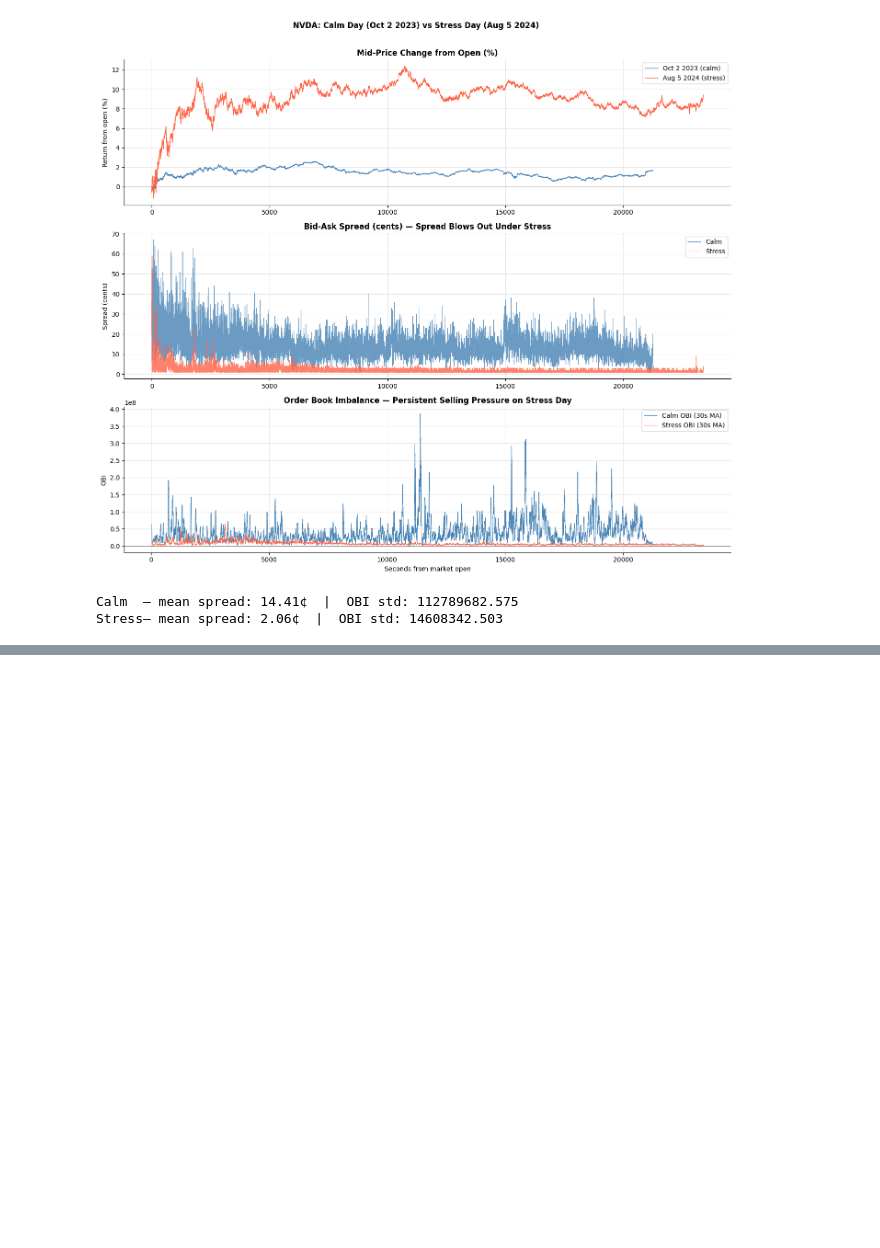
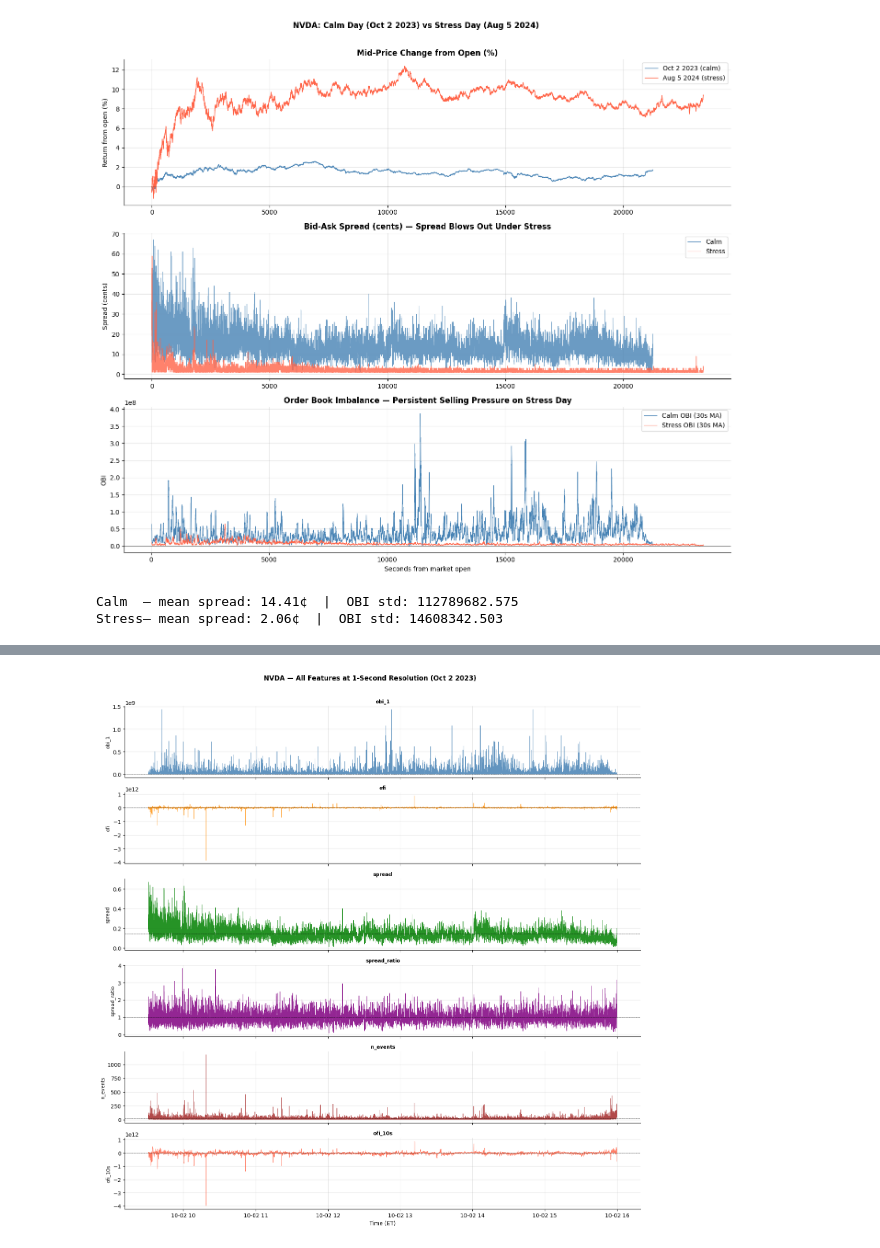
Before and after one commit to harrodyuan/DS4FE, a Jupyter notebook: DS4FE_Part4_LOB_Features.ipynb, the cells around one changed output, grey strips where cells are left out. Saved outputs shown, nothing was run; the diff lists cells and outputs as text; code cells hidden in the pictures; blank space fills up the shorter version.

```diff
--- a/DS4FE_Part4_LOB_Features.ipynb
+++ b/DS4FE_Part4_LOB_Features.ipynb
@@ -487,0 +567,22 @@ The calm-versus-stress comparison makes the economic stakes concrete. On August
+# %%
+# Visualise the feature matrix for one trading day
+day = nvda_feat.loc['2023-10-02']
+
+FEATURE_COLS = ['obi_1', 'ofi', 'spread', 'spread_ratio', 'n_events', 'ofi_10s']
+
+fig, axes = plt.subplots(len(FEATURE_COLS), 1, figsize=(14, 14), sharex=True)
+colors = ['steelblue','darkorange','green','purple','brown','tomato']
+
+for ax, col, color in zip(axes, FEATURE_COLS, colors):
+    ax.plot(day.index, day[col], color=color, linewidth=0.6, alpha=0.85)
+    ax.axhline(0 if col not in ['spread','spread_ratio','n_events'] else day[col].mean(),
+               color='black', linewidth=0.5, linestyle='--')
+    ax.set_ylabel(col, fontsize=9)
+    ax.set_title(col, fontweight='bold', fontsize=9)
+
+axes[-1].set_xlabel('Time (ET)')
+plt.suptitle('NVDA — All Features at 1-Second Resolution (Oct 2 2023)', fontweight='bold', y=1.01)
+plt.tight_layout()
+plt.show()
+# %% [output]
+[figure, added]
```
Also changed, not shown: parts of 11 cells of this notebook.
